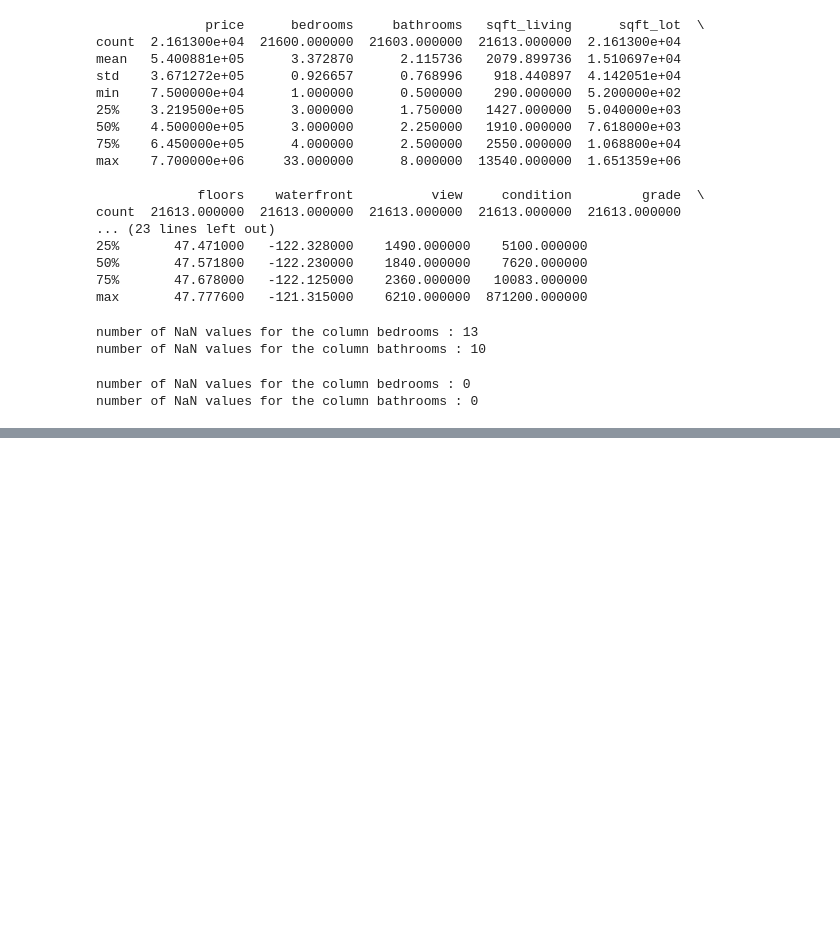
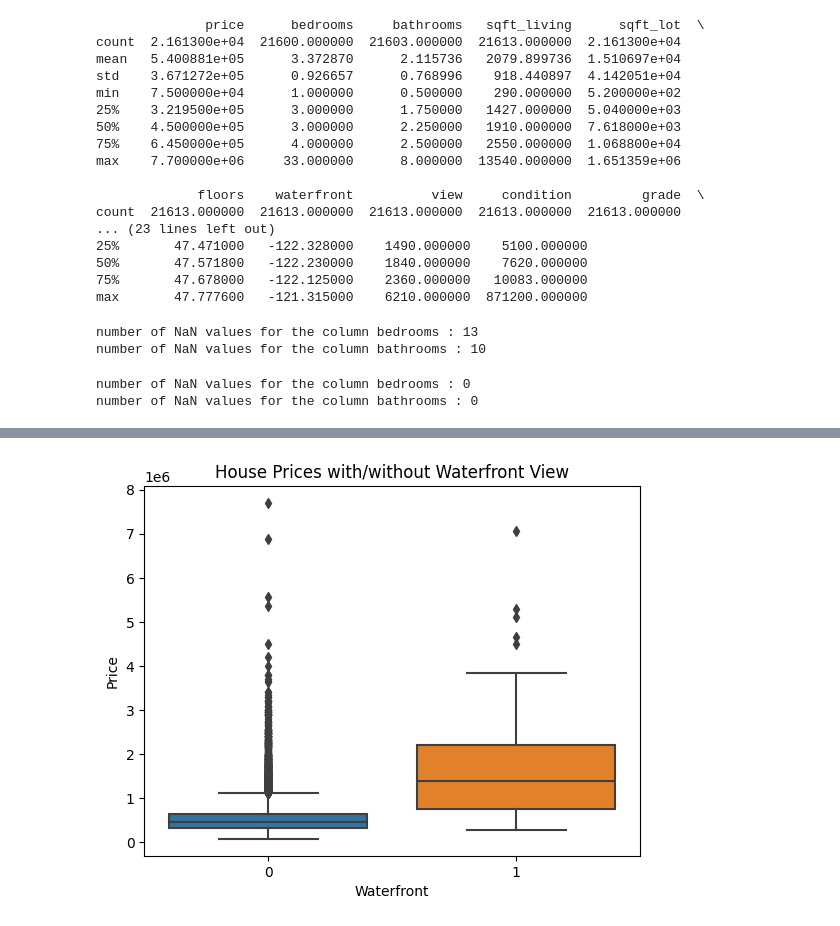
Before and after one commit to RajnishAdhikari/DataAnalysis, a Jupyter notebook: House_Sales_in_King_Count_USA.ipynb, the cells around one changed output, grey strips where cells are left out. Drawn from its saved outputs; the diff is of its cells as text; code cells hidden in the pictures; blank space fills up the shorter version.

Commit message:
using the boxplot in seaborn library to determine whether houses with a waterfront view or without a waterfront view have more price outliers

```diff
--- a/House_Sales_in_King_Count_USA.ipynb
+++ b/House_Sales_in_King_Count_USA.ipynb
@@ -122,0 +132,11 @@ floor_counts = df['floors'].value_counts().to_frame()
+# %%
+# Question 4
+# Use the function boxplot in the seaborn library to determine whether houses with a waterfront view or without
+# a waterfront view have more price outliers.
+sns.boxplot(x='waterfront', y='price', data=df)
+plt.title("House Prices with/without Waterfront View")
+plt.xlabel("Waterfront")
+plt.ylabel("Price")
+plt.show()
+# %% [output]
+[figure, added]
```
Also changed, not shown: parts of 1 cell of this notebook.
